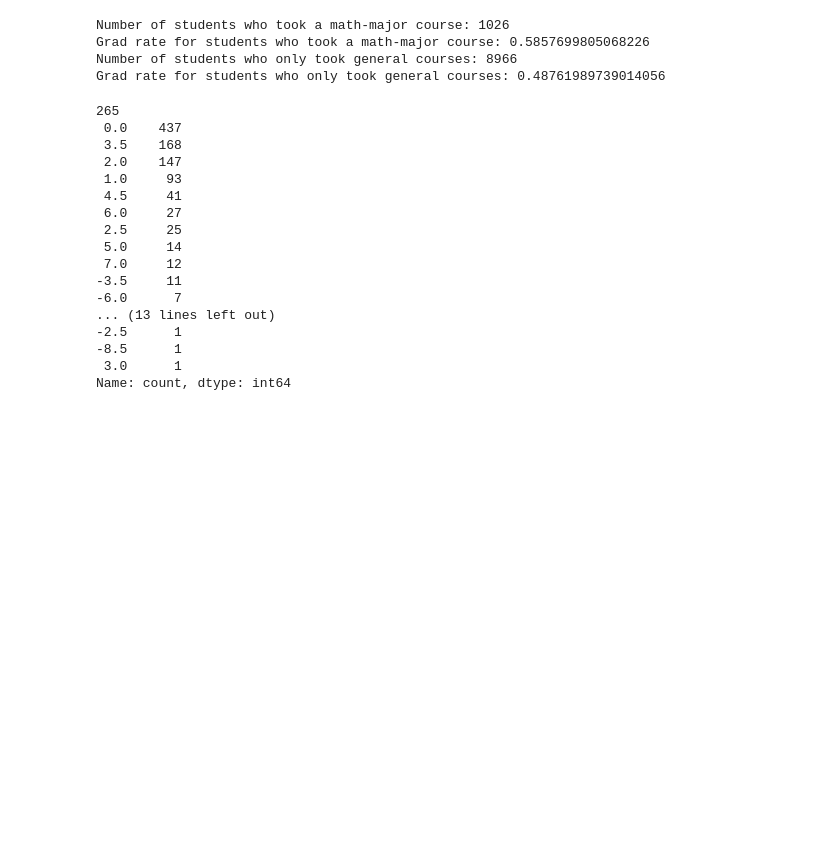
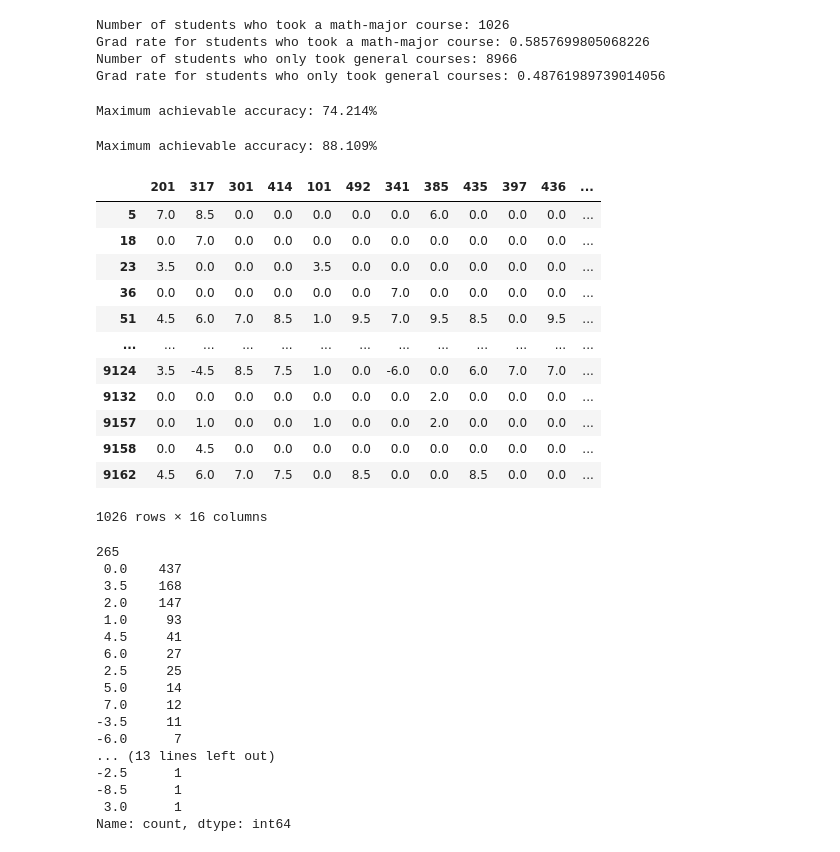
Before and after one commit to BishopsLemma/Fall-2024-Student-Success-Prediction, a Jupyter notebook: Cleaning and Background Info/FINAL-EDA_feature_engineering.ipynb, the cells around one changed output. Saved outputs shown, nothing was run; the diff lists cells and outputs as text; code cells hidden in the pictures; blank space fills up the shorter version.

```diff
--- a/Cleaning and Background Info/FINAL-EDA_feature_engineering.ipynb
+++ b/Cleaning and Background Info/FINAL-EDA_feature_engineering.ipynb
@@ -145,6 +145,53 @@ Number of students who took a math-major course: 1026
 Grad rate for students who took a math-major course: 0.5857699805068226
 Number of students who only took general courses: 8966
 Grad rate for students who only took general courses: 0.48761989739014056
+# %%
+grouped = df_nonmath.groupby(courses)
+df_nonmath_grouped = pd.DataFrame({
+    'Pr(X)' : grouped.size() / len(df_nonmath),
+    'Pr(Y|X)': grouped['Y'].mean()}).reset_index()
+
+#add a column named "ERROR(Y|X)" which contains the minimum of Pr(Y|X) and 1-Pr(Y|X)
+df_nonmath_grouped['ERROR(Y|X)'] = np.minimum(df_nonmath_grouped['Pr(Y|X)'], 1-df_nonmath_grouped['Pr(Y|X)'])
+
+#compute the bayes error rate. This is the expected value of ERROR(Y|X) over the distribution of X
+bayes_error_rate = np.dot(df_nonmath_grouped['ERROR(Y|X)'], df_nonmath_grouped['Pr(X)'])
+
+print(f'Maximum achievable accuracy: {(1-bayes_error_rate)*100:.3f}%')
+# %% [output]
+Maximum achievable accuracy: 74.214%
+# %%
+df_math_copy = df_math[math_courses + ['Y']].copy()
+grouped = df_math_copy.groupby(math_courses)
+df_math_grouped = pd.DataFrame({
+    'Pr(X)' : grouped.size() / len(df_math_copy),
+    'Pr(Y|X)': grouped['Y'].mean()}).reset_index()
+
+# Add a column named "ERROR(Y|X)" which contains the minimum of Pr(Y|X) and 1-Pr(Y|X)
+df_math_grouped['ERROR(Y|X)'] = np.minimum(df_math_grouped['Pr(Y|X)'], 1-df_math_grouped['Pr(Y|X)'])
+
+# Compute the bayes error rate. This is the expected value of ERROR(Y|X) over the distribution of X
+bayes_error_rate = np.dot(df_math_grouped['ERROR(Y|X)'], df_math_grouped['Pr(X)'])
+
+print(f'Maximum achievable accuracy: {(1-bayes_error_rate)*100:.3f}%')
+# %% [output]
+Maximum achievable accuracy: 88.109%
+# %%
+df_math_copy
+# %% [output]
+|  | 201 | 317 | 301 | 414 | 101 | 492 | 341 | 385 | 435 | 397 | 436 | ... |
+| 5 | 7.0 | 8.5 | 0.0 | 0.0 | 0.0 | 0.0 | 0.0 | 6.0 | 0.0 | 0.0 | 0.0 | ... |
+| 18 | 0.0 | 7.0 | 0.0 | 0.0 | 0.0 | 0.0 | 0.0 | 0.0 | 0.0 | 0.0 | 0.0 | ... |
+| 23 | 3.5 | 0.0 | 0.0 | 0.0 | 3.5 | 0.0 | 0.0 | 0.0 | 0.0 | 0.0 | 0.0 | ... |
+| 36 | 0.0 | 0.0 | 0.0 | 0.0 | 0.0 | 0.0 | 7.0 | 0.0 | 0.0 | 0.0 | 0.0 | ... |
+| 51 | 4.5 | 6.0 | 7.0 | 8.5 | 1.0 | 9.5 | 7.0 | 9.5 | 8.5 | 0.0 | 9.5 | ... |
+| ... | ... | ... | ... | ... | ... | ... | ... | ... | ... | ... | ... | ... |
+| 9124 | 3.5 | -4.5 | 8.5 | 7.5 | 1.0 | 0.0 | -6.0 | 0.0 | 6.0 | 7.0 | 7.0 | ... |
+| 9132 | 0.0 | 0.0 | 0.0 | 0.0 | 0.0 | 0.0 | 0.0 | 2.0 | 0.0 | 0.0 | 0.0 | ... |
+| 9157 | 0.0 | 1.0 | 0.0 | 0.0 | 1.0 | 0.0 | 0.0 | 2.0 | 0.0 | 0.0 | 0.0 | ... |
+| 9158 | 0.0 | 4.5 | 0.0 | 0.0 | 0.0 | 0.0 | 0.0 | 0.0 | 0.0 | 0.0 | 0.0 | ... |
+| 9162 | 4.5 | 6.0 | 7.0 | 7.5 | 0.0 | 8.5 | 0.0 | 0.0 | 8.5 | 0.0 | 0.0 | ... |
+1026 rows × 16 columns
 # %%
 df_math['265'].value_counts()
 # %% [output]
```
Also changed, not shown: 2 other files.
